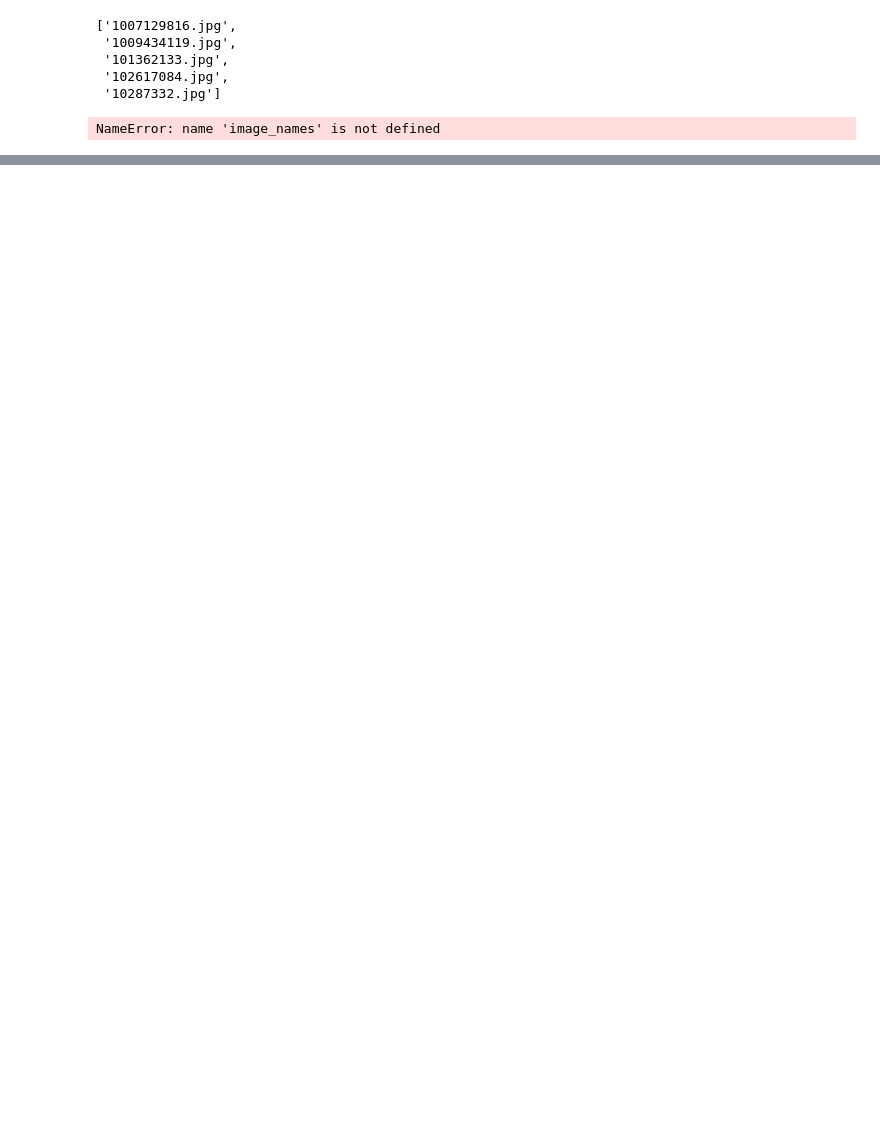
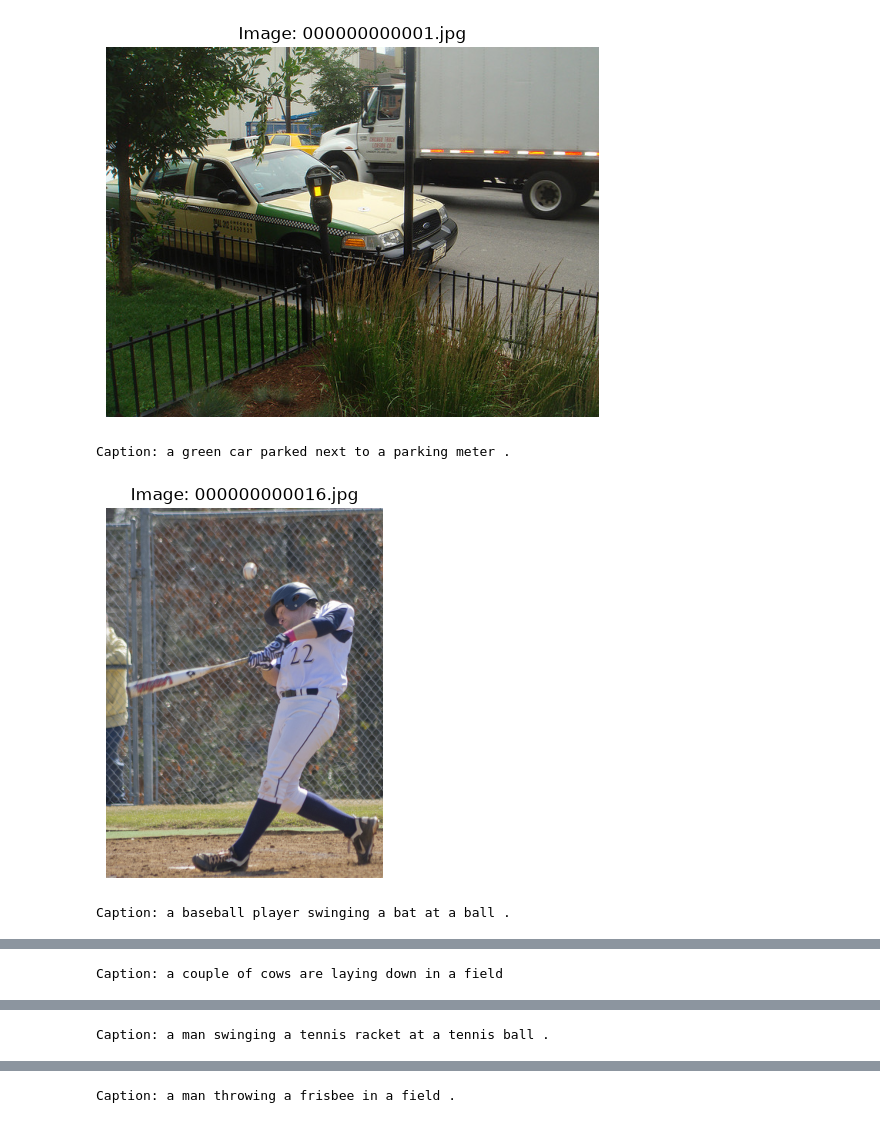
Before and after one commit to dvankien123/image-captioning, a Jupyter notebook: notebooks/inference_demo.ipynb, the cells around one changed output, grey strips where cells are left out. Cells and saved outputs as stored; diff of their text form; code cells hidden in the pictures; blank space fills up the shorter version.

Commit message:
chore: demo inference with new model trained on COCO

```diff
--- a/notebooks/inference_demo.ipynb
+++ b/notebooks/inference_demo.ipynb
@@ -16,41 +16,33 @@ config, config_dir = load_config()
 # %%
 # Load the model and other necessary components
 model, vocab, transform, device = load_model(config, config_dir)
-# %%
-# Load the test split JSON file
-test_data = load_splits(config_dir / config["paths"]["test_json"])
-
-image_names = list(test_data.keys())
-# First 5 image names from test set
-image_names[:5]
-# %% [output]
-['1007129816.jpg',
- '1009434119.jpg',
- '101362133.jpg',
- '102617084.jpg',
- '10287332.jpg']
 # %%
-image_dir = Path(config_dir / config["paths"]["images"])
+image_dir = Path(config_dir / config["paths"]["test_images"])
+image_names = [path.name for path in image_dir.glob("*.jpg")]
 # %%
 # Display the first 5 images and their captions
-for image_name in image_names[20:30]:
+for image_name in image_names[:5]:
     image_path = str(image_dir / image_name)
     image = Image.open(image_path).convert("RGB")
     plt.imshow(image)
     plt.axis("off")
     plt.title(f"Image: {image_name}")
     plt.show()
     caption = image_caption(image_path, model, vocab, transform, device, method="beam")
-    print(f"Caption: {caption}")
+    print(f'Caption: {" ".join(caption[0])}')
 
-# image_path = r"C:\Users\Admin\Pictures\Saved Pictures\847493975_1099403489609844_2948047484200031735_n.jpg"
+
+# image_path = r"C:\Users\Admin\Pictures\Saved Pictures\white_dog.jpg"
 
 # image = Image.open(image_path)
 # plt.imshow(image)
 # plt.axis("off")
-# plt.title(f"Image: Random image")
 # plt.show()
-# caption = image_caption(image_path, model, vocab, transform, device, method="beam")
+# caption_list = image_caption(image_path, model, vocab, transform, device, method="beam")
+# caption = " ".join(caption_list[0])
 # print(f"Caption: {caption}")
 # %% [output]
+[figure, added]
-NameError: name 'image_names' is not defined
+Caption: a green car parked next to a parking meter .
+[figure, added]
+Caption: a baseball player swinging a bat at a ball .
@@ -56,0 +50 @@ NameError: name 'image_names' is not defined
+Caption: a couple of cows are laying down in a field
@@ -56,0 +52 @@ NameError: name 'image_names' is not defined
+Caption: a man swinging a tennis racket at a tennis ball .
@@ -56,0 +54 @@ NameError: name 'image_names' is not defined
+Caption: a man throwing a frisbee in a field .
```
Also changed, not shown: parts of 2 cells of this notebook.
